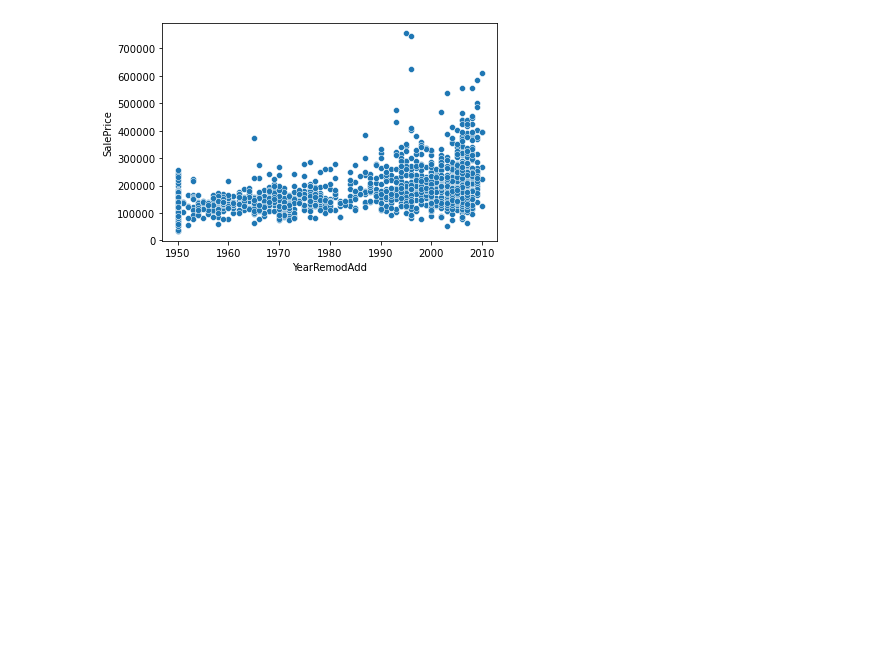
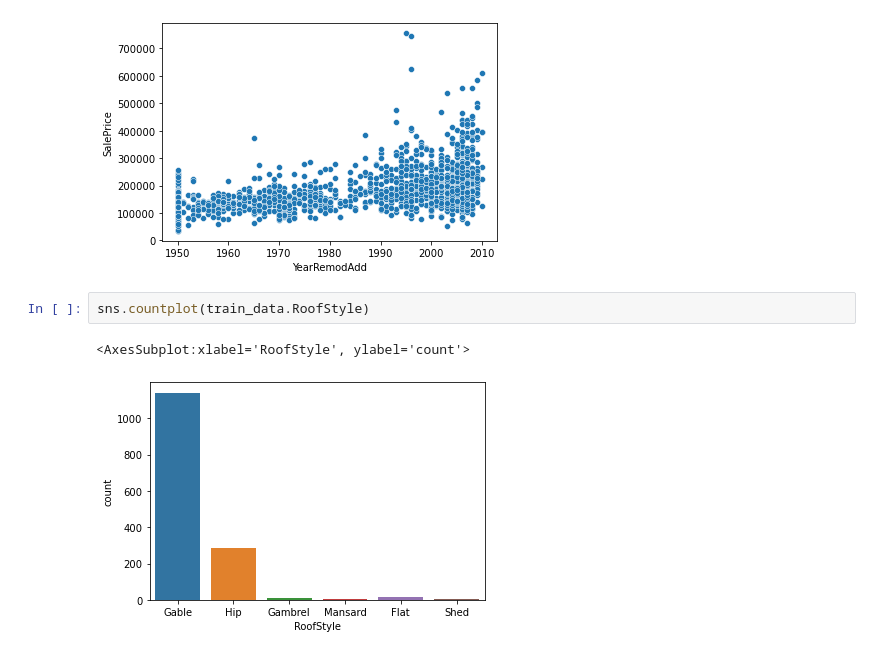
Before and after one commit to tionx3na/kaggle_competetions, a Jupyter notebook: house_prices/model.ipynb, the cells around one changed output. Cells and saved outputs as stored; diff of their text form; blank space fills up the shorter version.

Commit message:
Exploratory data analysis

```diff
--- a/house_prices/model.ipynb
+++ b/house_prices/model.ipynb
@@ -399,3 +399,8 @@ ax = sns.scatterplot(x=train_data.YearBuilt, y=train_data.SalePrice)
 ax = sns.scatterplot(x=train_data.YearRemodAdd, y=train_data.SalePrice)
 # %% [output]
 [figure]
+# %%
+sns.countplot(train_data.RoofStyle)
+# %% [output]
+<AxesSubplot:xlabel='RoofStyle', ylabel='count'>
+[figure, added]
```
Also changed, not shown: parts of 6 cells of this notebook, 1 other file.
